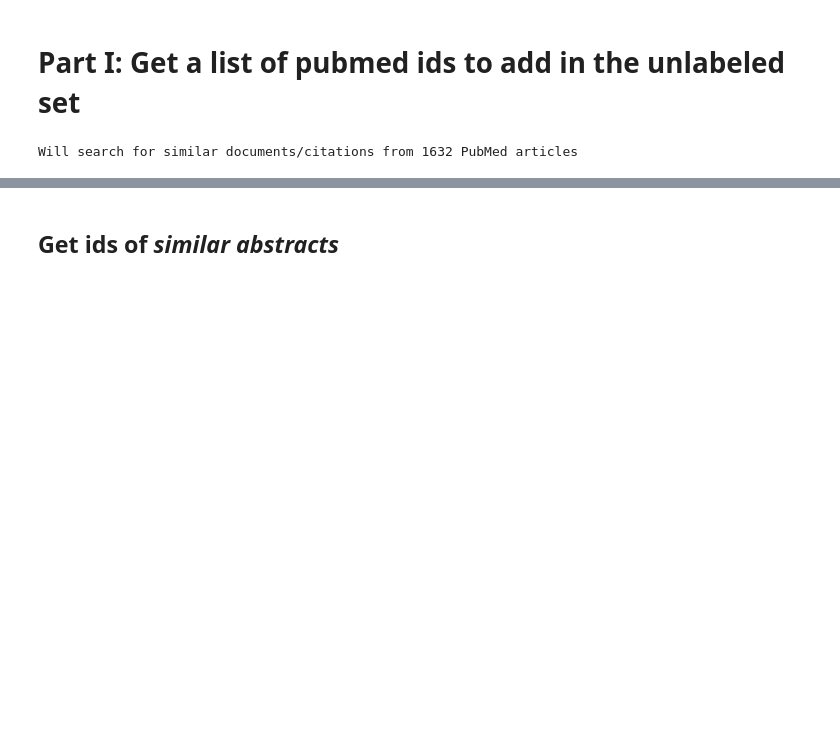
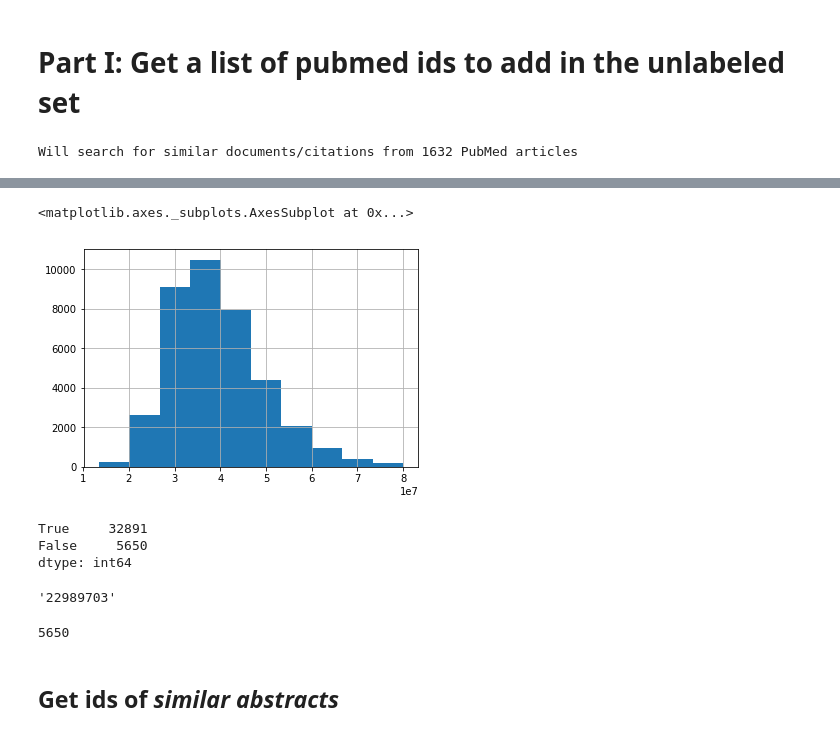
Before and after one commit to littlewine/snorkel-ml, a Jupyter notebook: helpers/pubmed enrich dataset.ipynb, the cells around one changed output, grey strips where cells are left out. Cells and saved outputs as stored; diff of their text form; code cells hidden in the pictures; blank space fills up the shorter version.

```diff
--- a/helpers/pubmed enrich dataset.ipynb
+++ b/helpers/pubmed enrich dataset.ipynb
@@ -17,0 +79,17 @@ Will search for similar documents/citations from 1632 PubMed articles
+# %%
+scores_ser = pd.Series(similar_dict.values())
+# %%
+scores_ser[scores_ser<8e7].hist()
+# %% [output]
+<matplotlib.axes._subplots.AxesSubplot at 0x...>
+[figure, added]
+# %%
+(scores_ser<5e7).value_counts()
+# %% [output]
+True     32891
+False     5650
+dtype: int64
+# %%
+ids[0]
+# %% [output]
+'22989703'
@@ -17,0 +100,4 @@ Will search for similar documents/citations from 1632 PubMed articles
+# %%
+len(ids5)
+# %% [output]
+5650
```
Also changed, not shown: parts of 13 cells of this notebook, 8 other files.
